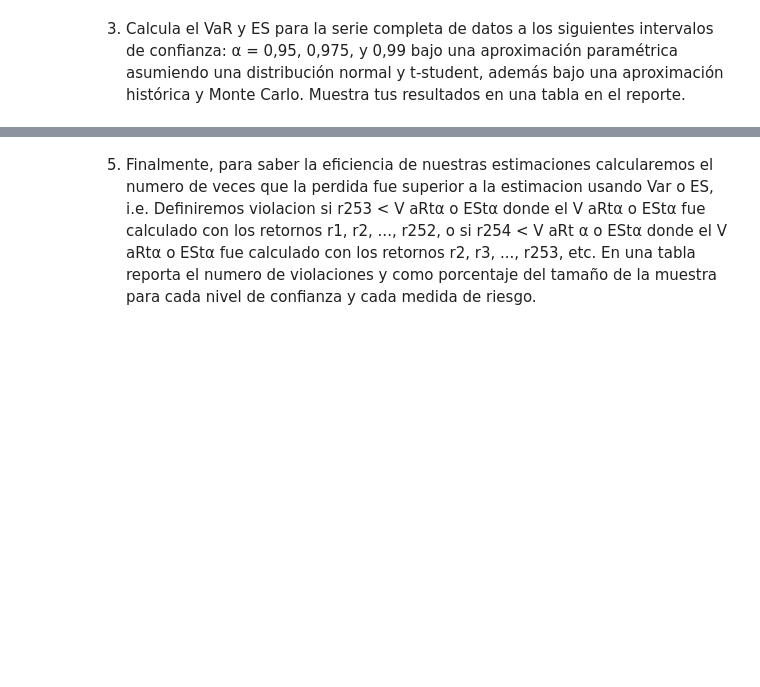
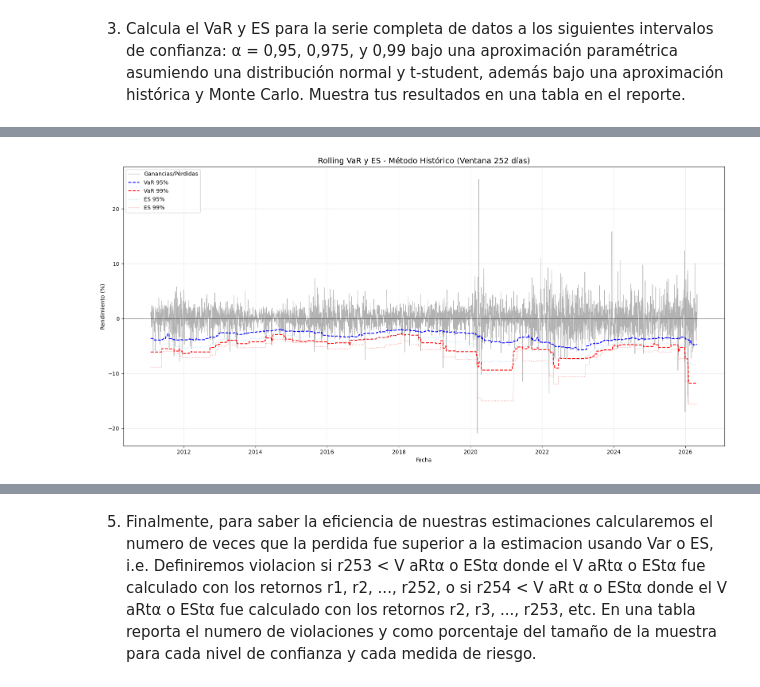
Before and after one commit to naveed-068/MCF-2026-02, a Jupyter notebook: Proyecto1_Notebook.ipynb, the cells around one changed output, grey strips where cells are left out. Drawn from its saved outputs; the diff is of its cells as text; code cells hidden in the pictures; blank space fills up the shorter version.

```diff
--- a/Proyecto1_Notebook.ipynb
+++ b/Proyecto1_Notebook.ipynb
@@ -295,0 +492,85 @@ dtype: float64
+# %%
+#Ahora vamos con el VaR Historico
+# Volvemos a descargar los datos
+df = yf.download("PA=F", start="2010-01-01")['Close']
+retornos = df.pct_change().dropna() * 100
+window = 252 #Ventana de días a tomar
+
+#Hay que manejar los datos como arreglos
+VaR_95 = []
+VaR_99 = []
+ES_95 = []
+ES_99 = []
+fechas = []
+
+for i in range(window, len(retornos)):
+    ventana = retornos.iloc[i-window:i]
+
+    var_95 = np.percentile(ventana, 5)
+    var_99 = np.percentile(ventana, 1)
+    es_95 = ventana[ventana <= var_95].mean()
+    es_99 = ventana[ventana <= var_99].mean()
+
+    VaR_95.append(var_95)
+    VaR_99.append(var_99)
+    ES_95.append(es_95)
+    ES_99.append(es_99)
+    fechas.append(retornos.index[i])
+
+# Creamos el DataFrame
+resultados = pd.DataFrame()
+resultados['Fecha'] = fechas
+resultados['Retorno_Real'] = retornos.iloc[window:].values[:len(fechas)]
+resultados['VaR_95%'] = VaR_95
+resultados['VaR_99%'] = VaR_99
+resultados['ES_95%'] = ES_95
+resultados['ES_99%'] = ES_99
+
+print("Dataframe creado")
+
+# Graficamos
+plt.figure(figsize=(16, 8))
+
+plt.plot(resultados['Fecha'], resultados['Retorno_Real'],
+         label='Ganancias/Pérdidas', color='gray', alpha=0.6, linewidth=0.8)
+
+plt.plot(resultados['Fecha'], resultados['VaR_95%'],
+         label='VaR 95%', color='blue', linewidth=1.5, linestyle='--')
+
+plt.plot(resultados['Fecha'], resultados['VaR_99%'],
+         label='VaR 99%', color='red', linewidth=1.5, linestyle='--')
+
+plt.plot(resultados['Fecha'], resultados['ES_95%'],
+         label='ES 95%', color='lightblue', linewidth=1, linestyle=':')
+
+plt.plot(resultados['Fecha'], resultados['ES_99%'],
+         label='ES 99%', color='lightcoral', linewidth=1, linestyle=':')
+
+plt.title(f'Rolling VaR y ES - Método Histórico (Ventana {window} días)', fontsize=14)
+plt.xlabel('Fecha')
+plt.ylabel('Rendimiento (%)')
+plt.legend(loc='upper left')
+plt.grid(True, alpha=0.3)
+plt.axhline(y=0, color='black', linewidth=0.5)
+
+plt.tight_layout()
+plt.show()
+
+# Mostramos las predicciones para el día 253
+print("PREDICCIÓN PARA EL DÍA 253")
+
+pred_253 = resultados.iloc[0] # Use .iloc[0] y asegurar que son números
+fecha_253 = pred_253['Fecha']
+retorno_253 = float(pred_253['Retorno_Real']) if hasattr(pred_253['Retorno_Real'], '__float__') else pred_253['Retorno_Real']
+var95_253 = float(pred_253['VaR_95%']) if hasattr(pred_253['VaR_95%'], '__float__') else pred_253['VaR_95%']
+var99_253 = float(pred_253['VaR_99%']) if hasattr(pred_253['VaR_99%'], '__float__') else pred_253['VaR_99%']
+es95_253 = float(pred_253['ES_95%']) if hasattr(pred_253['ES_95%'], '__float__') else pred_253['ES_95%']
+es99_253 = float(pred_253['ES_99%']) if hasattr(pred_253['ES_99%'], '__float__') else pred_253['ES_99%']
+
+print(f"Fecha: {fecha_253}")
+print(f"Retorno Real: {retorno_253:.4f}%")
+print(f"VaR 95%: {var95_253:.4f}%")
+print(f"VaR 99%: {var99_253:.4f}%")
+print(f"ES 95%:  {es95_253:.4f}%")
+print(f"ES 99%:  {es99_253:.4f}%")
+# %% [output]
@@ -295,0 +579 @@ dtype: float64
+[figure, added]
```
Also changed, not shown: parts of 10 cells of this notebook.
